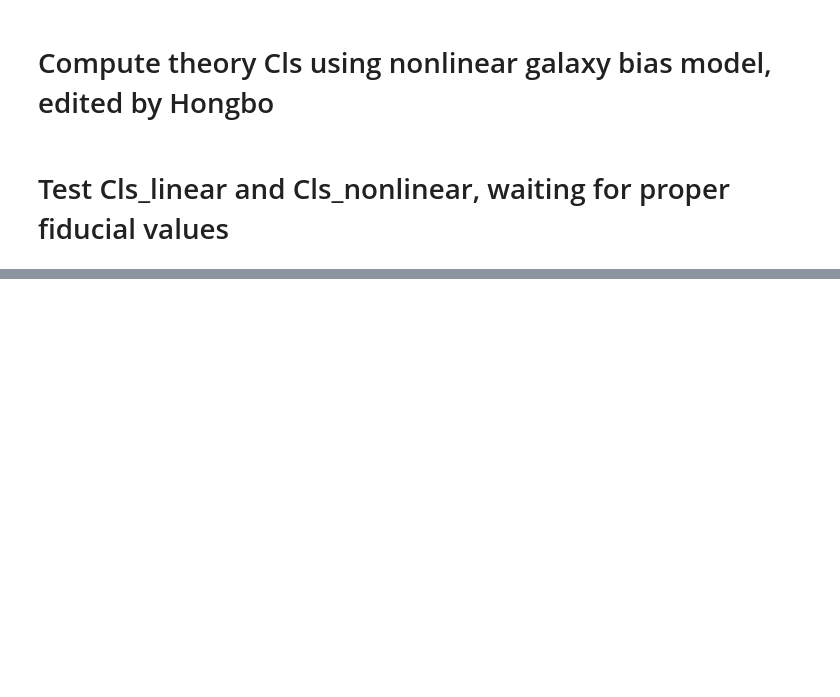
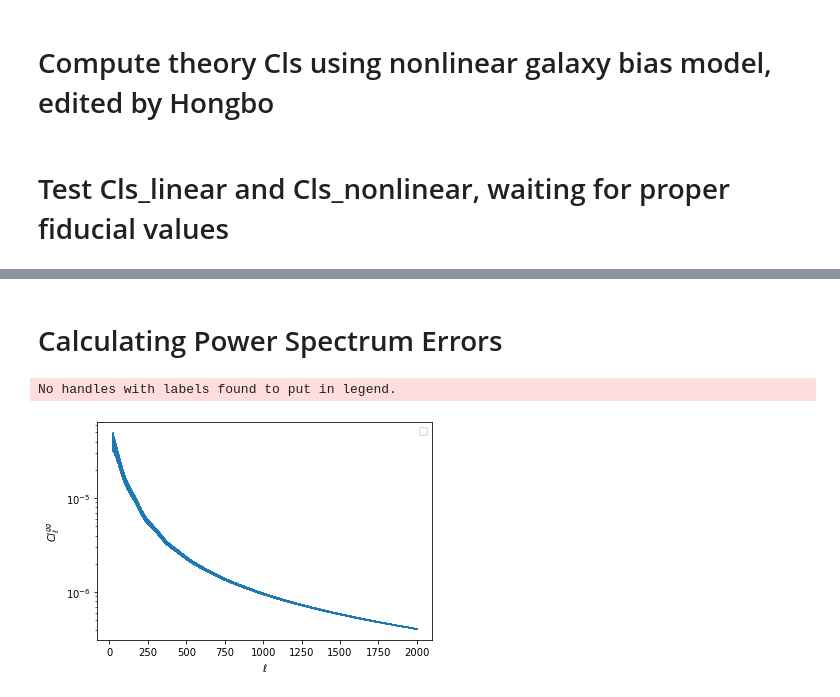
Before and after one commit to catketchup/DES_ACT_test, a Jupyter notebook: th_nonlinear.ipynb, the cells around one changed output, grey strips where cells are left out. Saved outputs shown, nothing was run; the diff lists cells and outputs as text; code cells hidden in the pictures; blank space fills up the shorter version.

Commit message:
calculating Gaussian error

```diff
--- a/th_nonlinear.ipynb
+++ b/th_nonlinear.ipynb
@@ -155,0 +162,14 @@ plt.plot((cl_gg_th_nl/cl_gg_th)[100:])
+# %% [markdown]
+# Calculating Power Spectrum Errors
+# %%
+# gaussian, gg
+err = np.sqrt(2/(2*ells+1)*cl_gg_th_nl[ells]**2)
+
+plt.errorbar(ells, cl_gg_th_nl[ells], yerr=err)
+plt.legend()
+plt.xlabel(r'$\ell$')
+plt.ylabel(r'$Cl^{gg}_{\ell}$')
+plt.yscale('log')
+# %% [output]
+No handles with labels found to put in legend.
+[figure, added]
```
Also changed, not shown: parts of 9 cells of this notebook, 1 other file.
